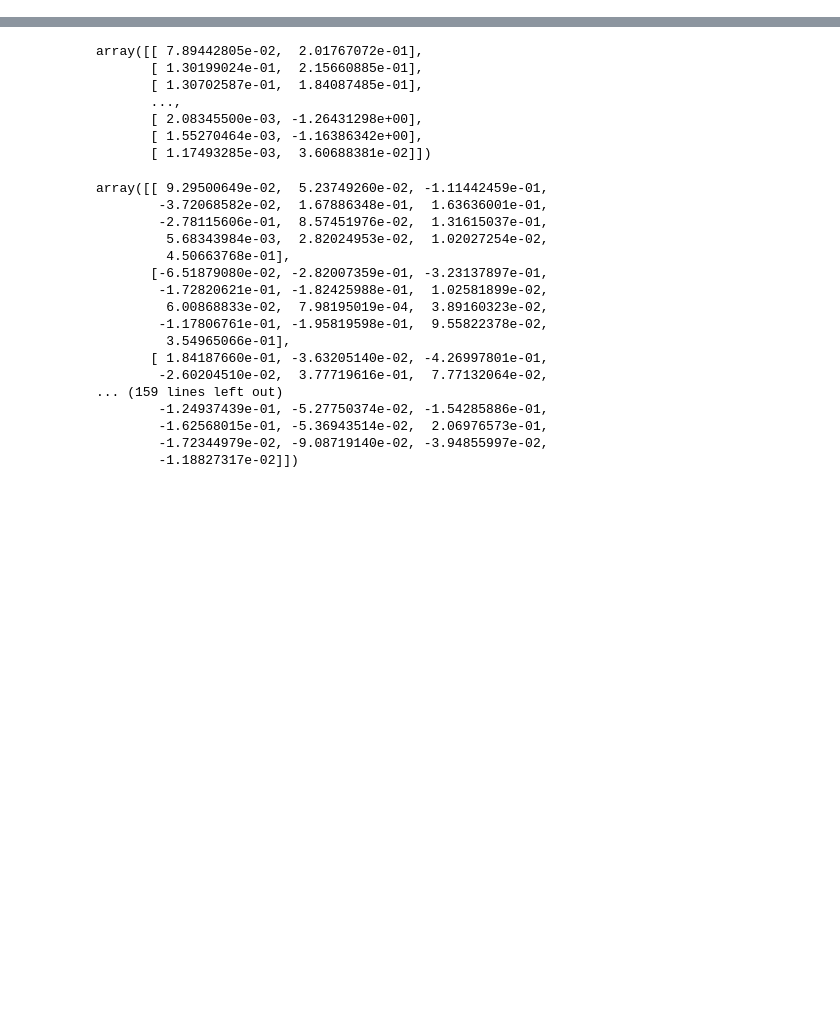
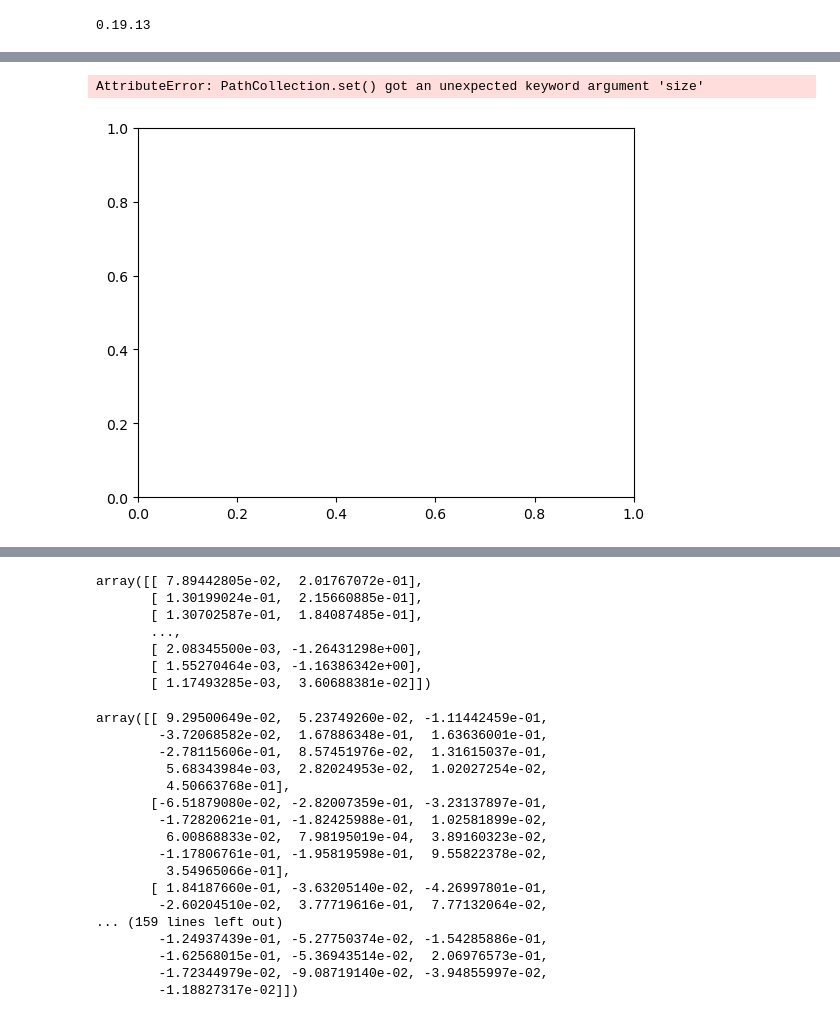
Before and after one commit to Huanyu-Liu/machine_learning, a Jupyter notebook: hw1/panel_regression.ipynb, the cells around one changed output, grey strips where cells are left out. Saved outputs shown, nothing was run; the diff lists cells and outputs as text; code cells hidden in the pictures; blank space fills up the shorter version.

```diff
--- a/hw1/panel_regression.ipynb
+++ b/hw1/panel_regression.ipynb
@@ -1,9 +1,14 @@
+# %%
+print(pl.__version__)
+# %% [output]
+0.19.13
 # %%
 import pandas as pd
 import polars as pl
 import numpy as np
 
-data_path = r"C:\Users\LIUH0\Documents\mfe courses\quarter3\MachineLearning431\hw1\StockRetAcct_insample.dta"
+# data_path = r"C:\Users\LIUH0\Documents\mfe courses\quarter3\MachineLearning431\hw1\StockRetAcct_insample.dta"
+data_path = r"C:\workspace\ext\cygwin\home\2013956\personal\machine_learning\hw1\StockRetAcct_insample.dta"
 df = pd.read_stata(data_path)
 df["ExRet"] = np.exp(df["lnAnnRet"]) - np.exp(df["lnRf"])
 dl = pl.from_dataframe(df)
@@ -28,3 +33,11 @@ shape: (70_756, 17)
 | 20314.0 | 2012 | 1.232889 | 0.002083 | 0.00021 | 0.215003 | -0.080371 | 15.008085 | -1.264313 | -0.089005 | 0.61406 | 1.158263 | ... |
 | 20314.0 | 2013 | 0.804701 | 0.001553 | 0.000708 | 0.260489 | 1.104453 | 16.383282 | -1.163863 | -0.108056 | 0.445773 | 2.189972 | ... |
 | 20314.0 | 2014 | 0.111068 | 0.001175 | 0.001308 | 0.183487 | 0.609459 | 17.213655 | 0.036069 | -0.004005 | 0.77437 | 1.277111 | ... |
+# %%
+ew_bm_mutualfunds = dl.drop_nulls("lnBM").with_columns(pl.col("lnBM").qcut(20, labels=[str(i) for i in range(1, 21)]).alias("qcut")).select(pl.col("ExRet"), pl.col("qcut").cast(pl.Utf8).cast(pl.Int16)).group_by("qcut").mean().sort("qcut")
+ew_bm_mutualfunds
+plt.scatter(ew_bm_mutualfunds.get_column("qcut").to_numpy(), ew_bm_mutualfunds.get_column("ExRet").to_numpy())
+plt.show()
+# %% [output]
+AttributeError: PathCollection.set() got an unexpected keyword argument 'size'
+[figure, added]
```
Also changed, not shown: parts of 2 cells of this notebook, 1 other file.
